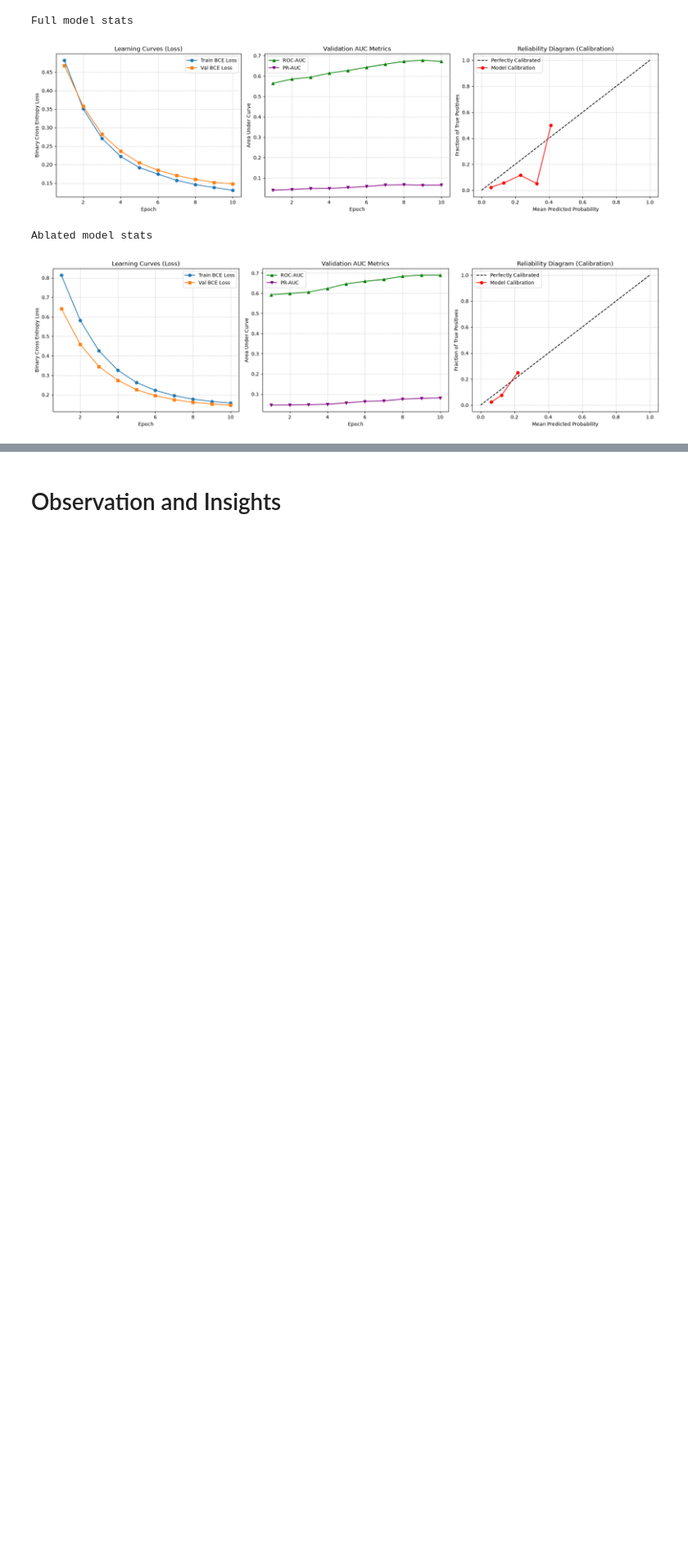
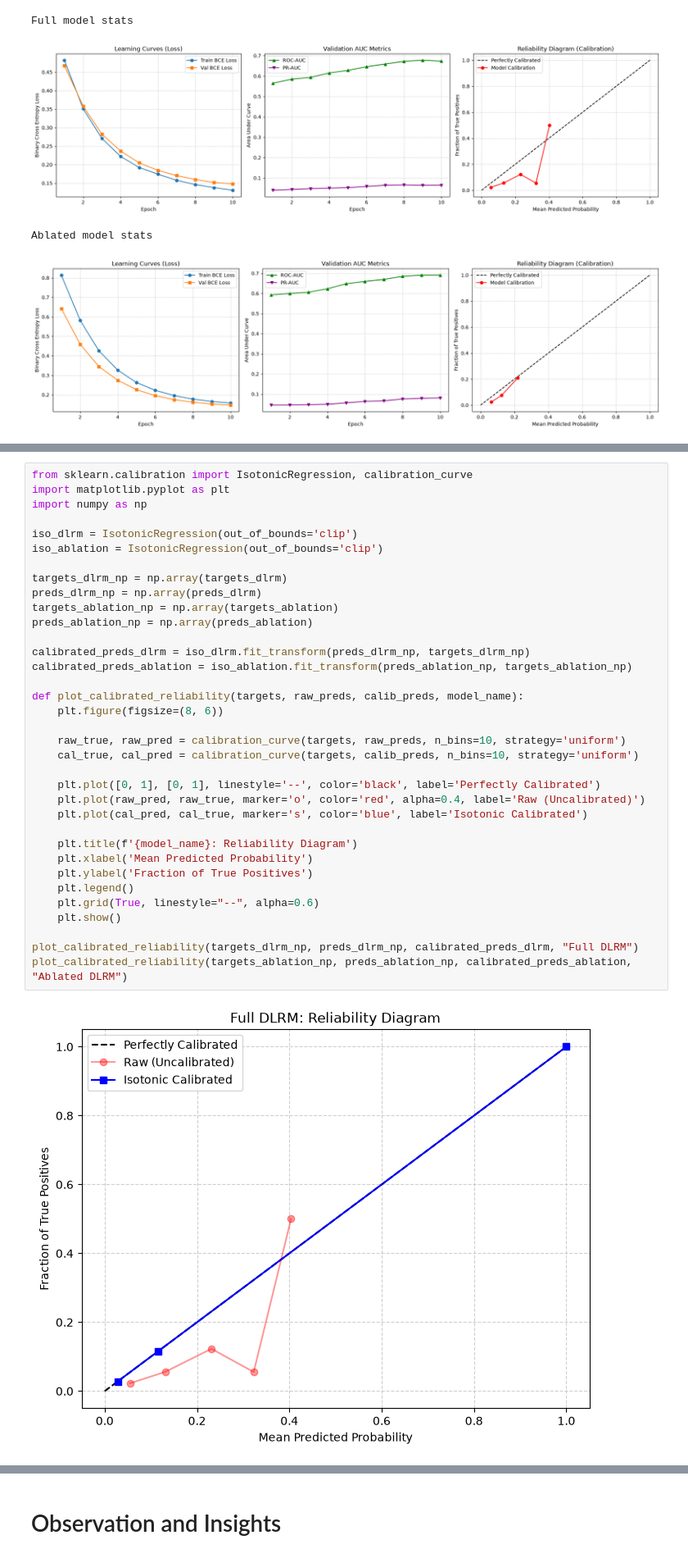
Before and after one commit to bhuv2/-brbhuvanesh--Intelligence-SIG-Recs-2026, a Jupyter notebook: mandatory-tasks/recommender-systems-cf-to-dlrm/RecommendationTasks/03_DLRM/DLRM.ipynb, the cells around one changed output, grey strips where cells are left out. Shown at 82% size. Cells and saved outputs as stored; diff of their text form; blank space fills up the shorter version.

Commit message:
Applying isotnic calibration and noting the observations

```diff
--- a/mandatory-tasks/recommender-systems-cf-to-dlrm/RecommendationTasks/03_DLRM/DLRM.ipynb
+++ b/mandatory-tasks/recommender-systems-cf-to-dlrm/RecommendationTasks/03_DLRM/DLRM.ipynb
@@ -338,0 +341,37 @@ Ablated model stats
+# %%
+from sklearn.calibration import IsotonicRegression, calibration_curve
+import matplotlib.pyplot as plt
+import numpy as np
+
+iso_dlrm = IsotonicRegression(out_of_bounds='clip')
+iso_ablation = IsotonicRegression(out_of_bounds='clip')
+
+targets_dlrm_np = np.array(targets_dlrm)
+preds_dlrm_np = np.array(preds_dlrm)
+targets_ablation_np = np.array(targets_ablation)
+preds_ablation_np = np.array(preds_ablation)
+
+calibrated_preds_dlrm = iso_dlrm.fit_transform(preds_dlrm_np, targets_dlrm_np)
+calibrated_preds_ablation = iso_ablation.fit_transform(preds_ablation_np, targets_ablation_np)
+
+def plot_calibrated_reliability(targets, raw_preds, calib_preds, model_name):
+    plt.figure(figsize=(8, 6))
+
+    raw_true, raw_pred = calibration_curve(targets, raw_preds, n_bins=10, strategy='uniform')
+    cal_true, cal_pred = calibration_curve(targets, calib_preds, n_bins=10, strategy='uniform')
+
+    plt.plot([0, 1], [0, 1], linestyle='--', color='black', label='Perfectly Calibrated')
+    plt.plot(raw_pred, raw_true, marker='o', color='red', alpha=0.4, label='Raw (Uncalibrated)')
+    plt.plot(cal_pred, cal_true, marker='s', color='blue', label='Isotonic Calibrated')
+
+    plt.title(f'{model_name}: Reliability Diagram')
+    plt.xlabel('Mean Predicted Probability')
+    plt.ylabel('Fraction of True Positives')
+    plt.legend()
+    plt.grid(True, linestyle="--", alpha=0.6)
+    plt.show()
+
+plot_calibrated_reliability(targets_dlrm_np, preds_dlrm_np, calibrated_preds_dlrm, "Full DLRM")
+plot_calibrated_reliability(targets_ablation_np, preds_ablation_np, calibrated_preds_ablation, "Ablated DLRM")
+# %% [output]
+[figure, added]
```
Also changed, not shown: parts of 4 cells of this notebook, 1 other file.
